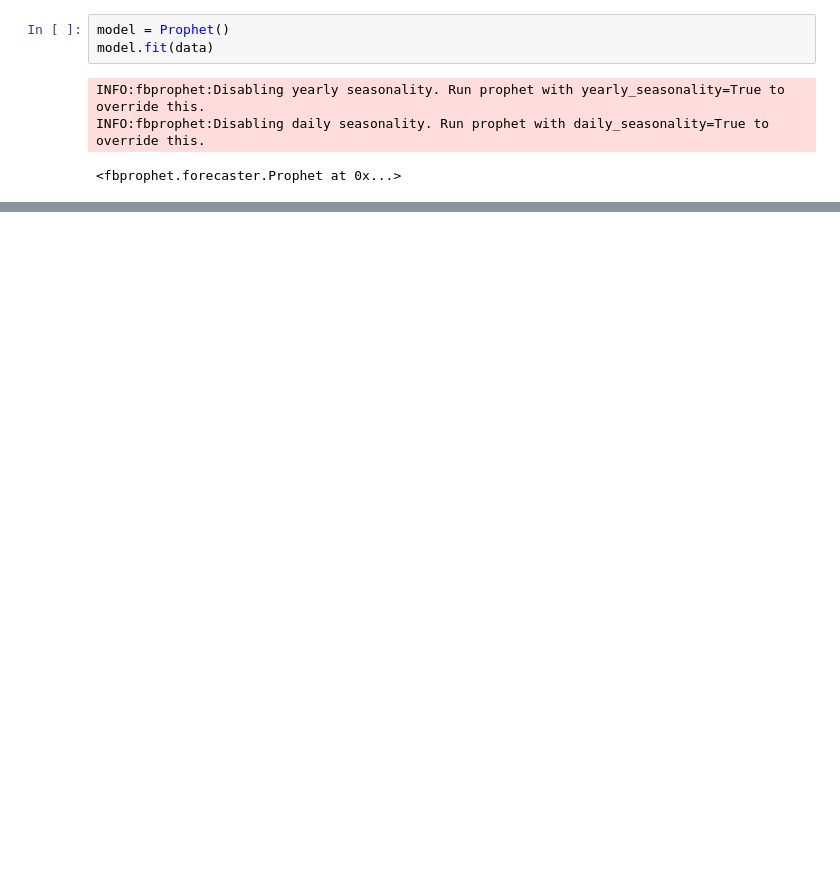
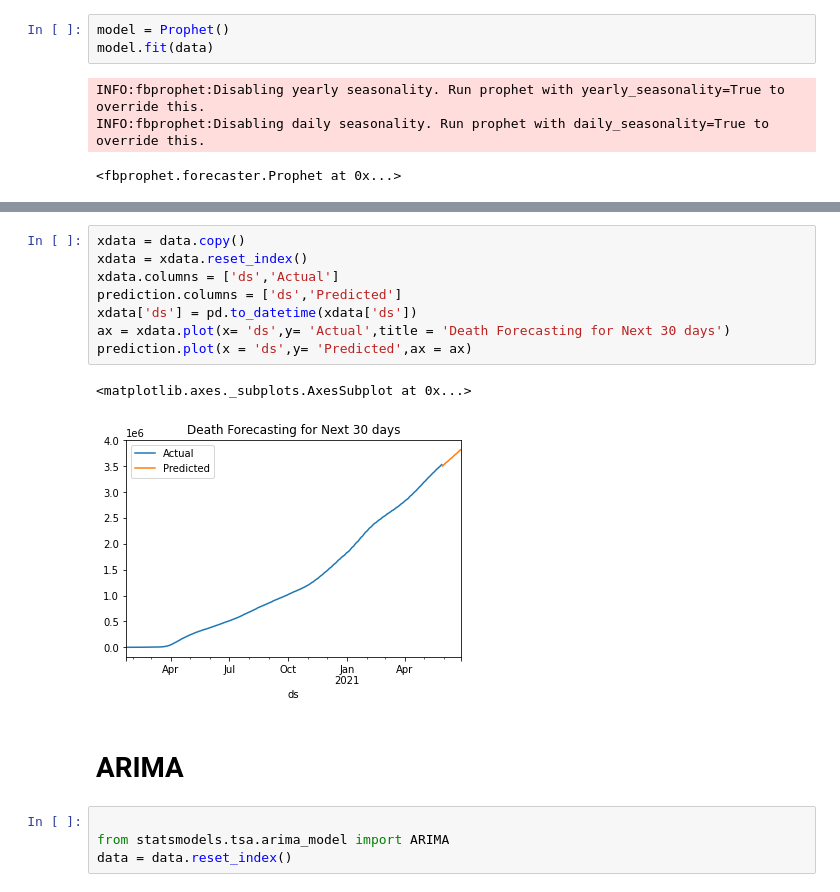
Before and after one commit to muhammad-usman147/CovidAnalysis, a Jupyter notebook: forecasting.ipynb, the cells around one changed output, grey strips where cells are left out. Saved outputs shown, nothing was run; the diff lists cells and outputs as text; blank space fills up the shorter version.

Commit message:
fbprophet and arima

```diff
--- a/forecasting.ipynb
+++ b/forecasting.ipynb
@@ -195,0 +203,17 @@ test[0],pred[0]
+# %%
+xdata = data.copy()
+xdata = xdata.reset_index()
+xdata.columns = ['ds','Actual']
+prediction.columns = ['ds','Predicted']
+xdata['ds'] = pd.to_datetime(xdata['ds'])
+ax = xdata.plot(x= 'ds',y= 'Actual',title = 'Death Forecasting for Next 30 days')
+prediction.plot(x = 'ds',y= 'Predicted',ax = ax)
+# %% [output]
+<matplotlib.axes._subplots.AxesSubplot at 0x...>
+[figure, added]
+# %% [markdown]
+# ARIMA
+# %%
+
+from statsmodels.tsa.arima_model import ARIMA
+data = data.reset_index()
```
Also changed, not shown: parts of 23 cells of this notebook.
